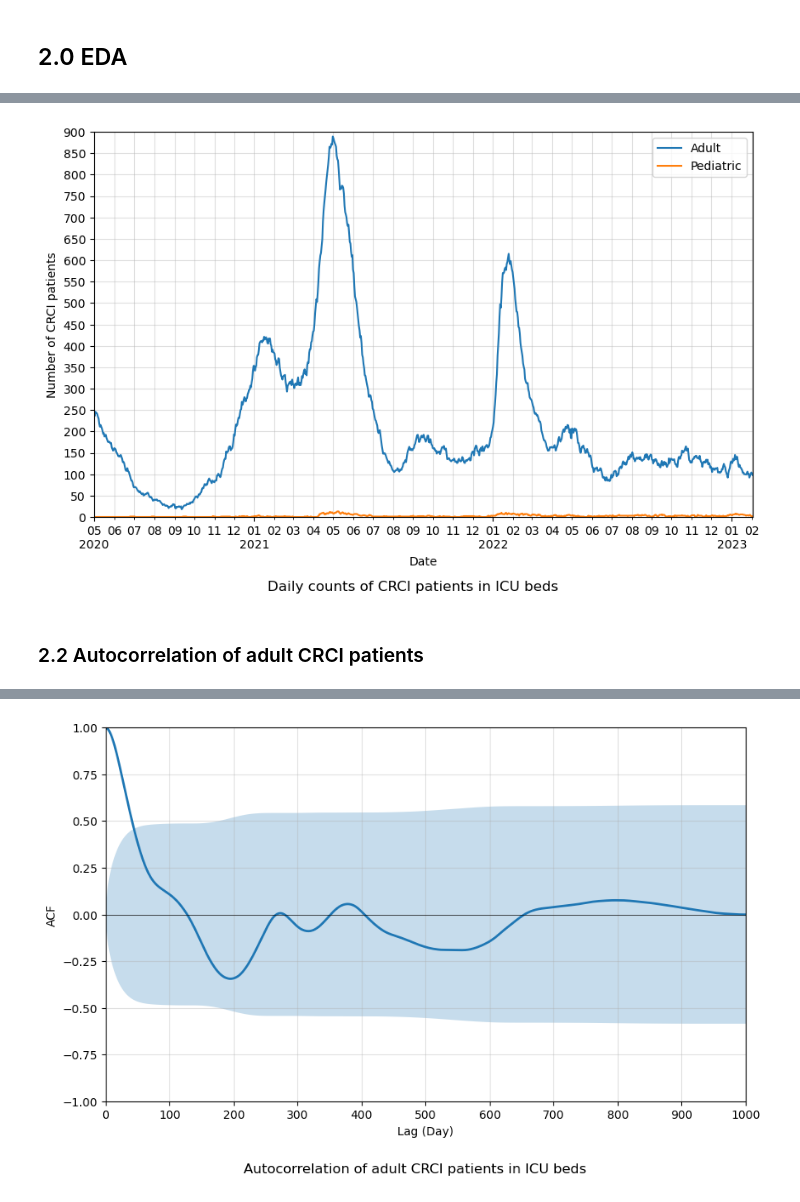
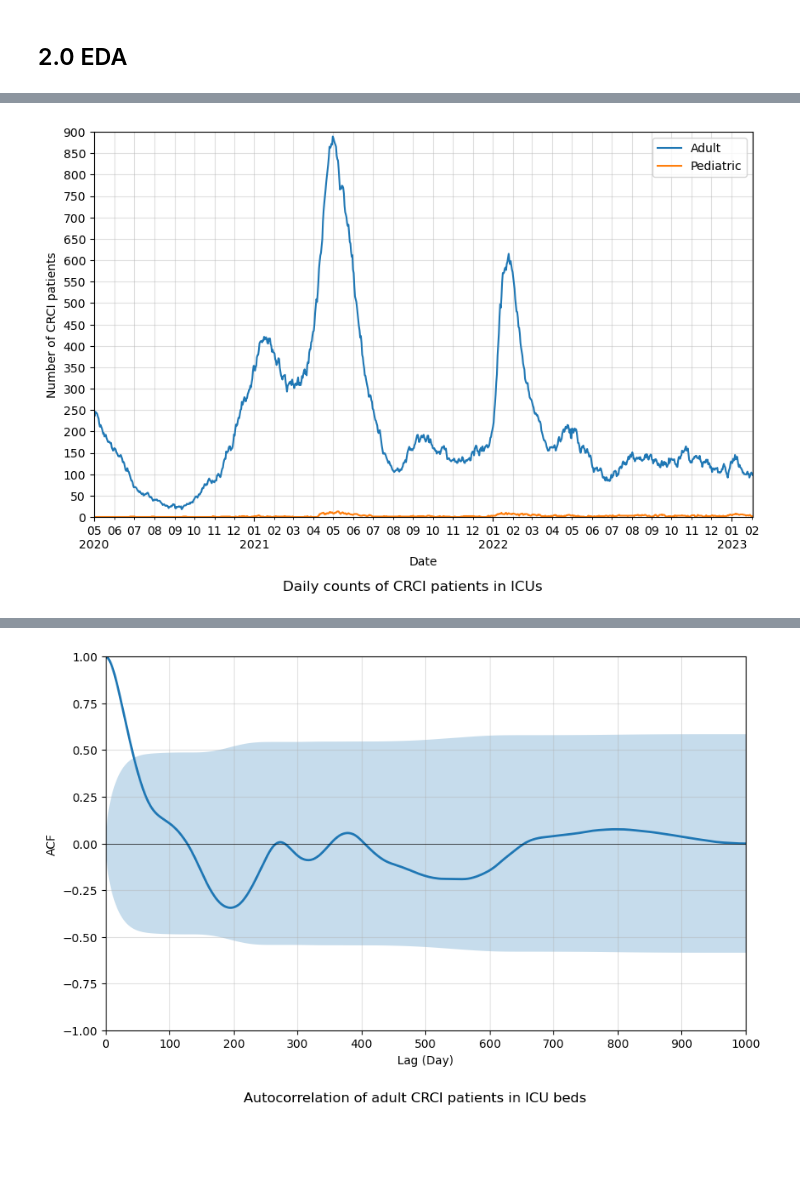
Before and after one commit to skullfort/covid-19-icu, a Jupyter notebook: analysis/icu_beds_analysis.ipynb, the cells around one changed output, grey strips where cells are left out. Cells and saved outputs as stored; diff of their text form; code cells hidden in the pictures; blank space fills up the shorter version.

Commit message:
Update notebooks and figures

```diff
--- a/analysis/icu_beds_analysis.ipynb
+++ b/analysis/icu_beds_analysis.ipynb
@@ -113,15 +121,13 @@ index_1st_yearly_entry = df_icu_beds[~df_icu_beds.index.year.duplicated()].index
 # %%
 fig, ax = plt.subplots(figsize=(10, 6))
 ax.plot(df_icu_beds[['adult_crci_patients', 'ped_crci_patients']])
 ax.legend(['Adult', 'Pediatric'])
 ax.grid(which='both', alpha=0.4)
 ax.set(xlabel='Date', xlim=(dates[0], dates[-1]), xticks=index_1st_yearly_entry,
        ylabel='Number of CRCI patients', ylim=(0, 900), yticks=np.arange(0,960,50))
 set_timeline(ax)
 
-fig.suptitle('Daily counts of CRCI patients in ICU beds', y=0)
+fig.suptitle('Daily counts of CRCI patients in ICUs', y=0)
 fig.savefig('../output/crci_patients_by_age_group.png', bbox_inches='tight')
 # %% [output]
-[figure, old version]
+[figure, new version]
-# %% [markdown]
-### 2.2 Autocorrelation of adult CRCI patients
```
Also changed, not shown: parts of 10 cells of this notebook, 4 other files.
